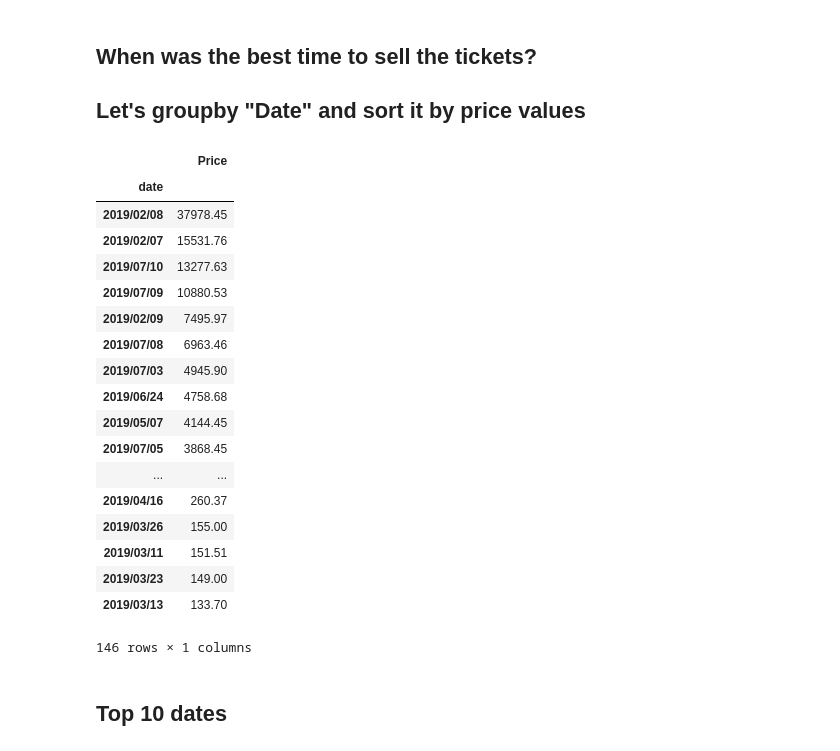
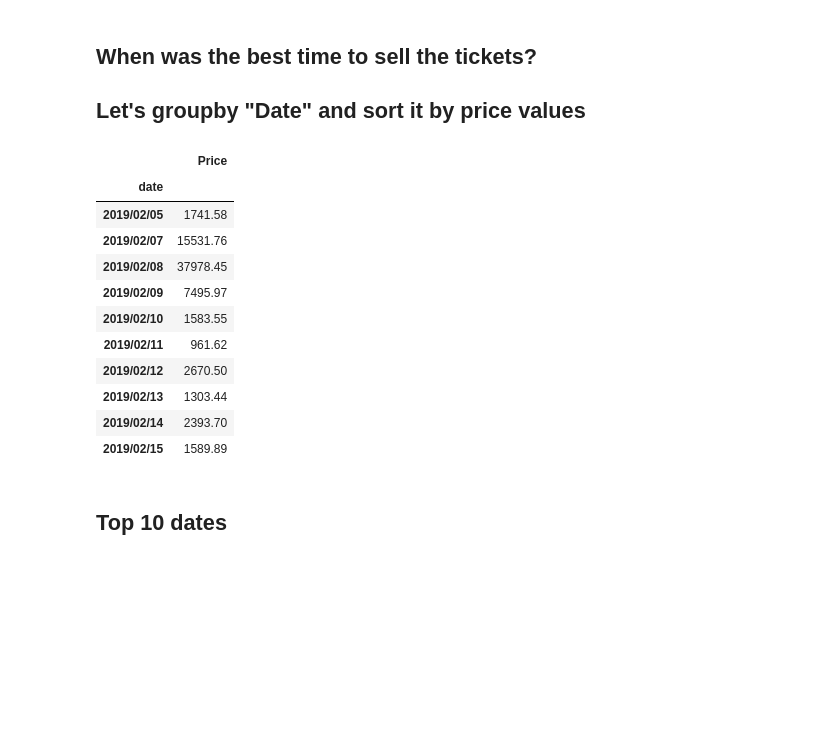
Before and after one commit to byambaa1982/CodingWorkshops, a Jupyter notebook: event_analysis.ipynb, the cells around one changed output. Saved outputs shown, nothing was run; the diff lists cells and outputs as text; code cells hidden in the pictures; blank space fills up the shorter version.

```diff
--- a/event_analysis.ipynb
+++ b/event_analysis.ipynb
@@ -124,26 +110,20 @@ barplot(viz.index, viz.Price, x_label="Sections", y_label="price", title="What s
 # %%
 df_date=df.groupby(['date']).sum()
 df_date.sort_values(by='Price', ascending=False)
+df_date.head(10)
 # %% [output]
 |  | Price |
 | date |  |
+| 2019/02/05 | 1741.58 |
+| 2019/02/07 | 15531.76 |
 | 2019/02/08 | 37978.45 |
-| 2019/02/07 | 15531.76 |
-| 2019/07/10 | 13277.63 |
-| 2019/07/09 | 10880.53 |
 | 2019/02/09 | 7495.97 |
-| 2019/07/08 | 6963.46 |
-| 2019/07/03 | 4945.90 |
-| 2019/06/24 | 4758.68 |
-| 2019/05/07 | 4144.45 |
-| 2019/07/05 | 3868.45 |
-| ... | ... |
-| 2019/04/16 | 260.37 |
-| 2019/03/26 | 155.00 |
-| 2019/03/11 | 151.51 |
-| 2019/03/23 | 149.00 |
-| 2019/03/13 | 133.70 |
+| 2019/02/10 | 1583.55 |
+| 2019/02/11 | 961.62 |
+| 2019/02/12 | 2670.50 |
+| 2019/02/13 | 1303.44 |
+| 2019/02/14 | 2393.70 |
+| 2019/02/15 | 1589.89 |
-146 rows × 1 columns
 # %% [markdown]
 ## Top 10 dates
 # %%
```
Also changed, not shown: parts of 8 cells of this notebook.
